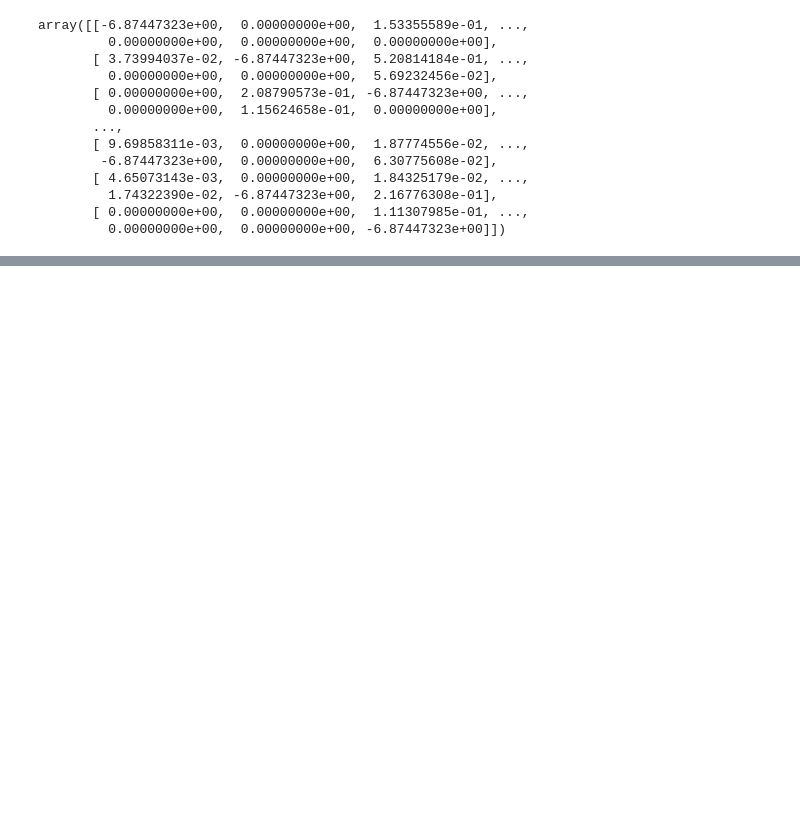
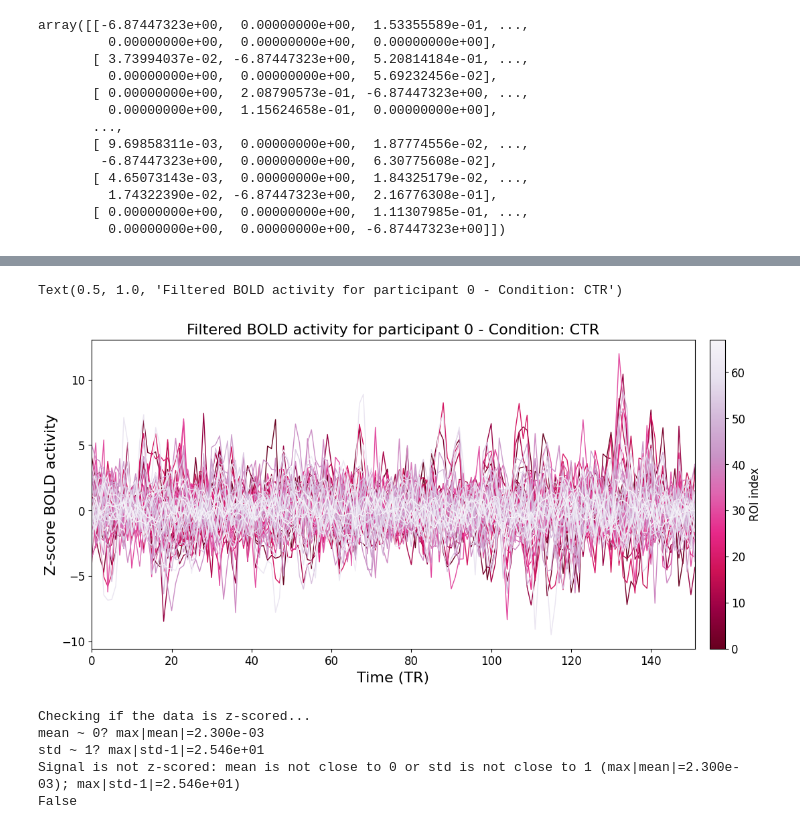
Before and after one commit to brucsk/MOU_scripts, a Jupyter notebook: test_notebook.ipynb, the cells around one changed output, grey strips where cells are left out. Drawn from its saved outputs; the diff is of its cells as text; code cells hidden in the pictures; blank space fills up the shorter version.

```diff
--- a/test_notebook.ipynb
+++ b/test_notebook.ipynb
@@ -718,0 +770,15 @@ array([[-6.87447323e+00,  0.00000000e+00,  1.53355589e-01, ...,
+# %%
+data_dir = './' # data repo
+res_dir = './' # results
+presentation_figs_dir = 'C:\\Users\\Bruna\\Documents\\Cogmaster\\M2\\Stage\\presentations\\3_4_26'
+graph_format = 'png' # graph formatting
+
+# data and model parameters
+n_sub = 48
+N = 68 # number of regions; size of network for AAL90
+
+conds = ['CTR', 'SCZ']
+n_cond = len(conds) # number of conditions
+
+situation_idx = 0 # set to 1 if using data from the Reduced Wong-Wang model, 0 if using empirical data
+situations = ['empirical', 'simulated']
@@ -718,0 +827,56 @@ array([[-6.87447323e+00,  0.00000000e+00,  1.53355589e-01, ...,
+# %%
+plot_participant = 0
+plot_cond = 0 #scz for 1, ctr for 0
+
+cmap = plt.cm.PuRd_r
+n_nodes = N
+norm = plt.Normalize(vmin=0, vmax=n_nodes - 1)
+
+fig, ax = plt.subplots(figsize=(14,6))
+
+for roi in range(n_nodes):
+	ax.plot(
+		range(new_array.shape[2]),
+		new_array[plot_participant, roi, :, plot_cond], color=cmap(norm(roi)), lw=1)
+
+sm = plt.cm.ScalarMappable(cmap=cmap, norm=norm)
+sm.set_array([])
+cbar = fig.colorbar(sm, ax=ax, pad=0.02)
+cbar.set_label('ROI index', fontsize=12)
+
+ax.set_xlim(0, new_array.shape[2] - 1)
+ax.set_xlabel('Time (TR)', fontsize=16)
+ax.set_ylabel('Z-score BOLD activity', fontsize=16)
+ax.set_title(f"Filtered BOLD activity for participant {plot_participant} - Condition: {conds[plot_cond]}", fontsize = 16)
+# %% [output]
+Text(0.5, 1.0, 'Filtered BOLD activity for participant 0 - Condition: CTR')
+[figure, added]
+# %%
+def zscore_check(x, axis=None, thres= 1e-10, verbose=False):
+    """Check if the input array is z-scored (mean ~ 0 and std ~ 1) along the specified axis."""
+    mean = np.mean(x, axis=axis)
+    std = np.std(x, axis=axis, ddof=0)  # ddof=0 matches most z-score implementations
+    if verbose:
+        print(f"mean ~ 0? max|mean|={np.max(np.abs(mean)):.3e}")
+        print(f"std ~ 1? max|std-1|={np.max(np.abs(std-1)):.3e}")
+    if np.max(np.abs(mean)) > thres or np.max(np.abs(std-1)) > thres:
+        if verbose:
+            print(
+            f"Signal is not z-scored: mean is not close to 0 or std is not close to 1 "
+            f"(max|mean|={np.max(np.abs(mean)):.3e}); max|std-1|={np.max(np.abs(std-1)):.3e})"
+                )
+        return False
+
+    else:
+        if verbose:
+            print(f"Signal is z-scored: mean is close to 0 and std is close to 1 (max|mean|={np.max(np.abs(mean)):.3e}); max|std-1|={np.max(np.abs(std-1)):.3e})")
+        return True
+
+print("\nChecking if the data is z-scored...")
+print(zscore_check(new_array, axis=2, verbose=True))
+# %% [output]
+Checking if the data is z-scored...
+mean ~ 0? max|mean|=2.300e-03
+std ~ 1? max|std-1|=2.546e+01
+Signal is not z-scored: mean is not close to 0 or std is not close to 1 (max|mean|=2.300e-03); max|std-1|=2.546e+01)
+False
```
Also changed, not shown: parts of 28 cells of this notebook.
